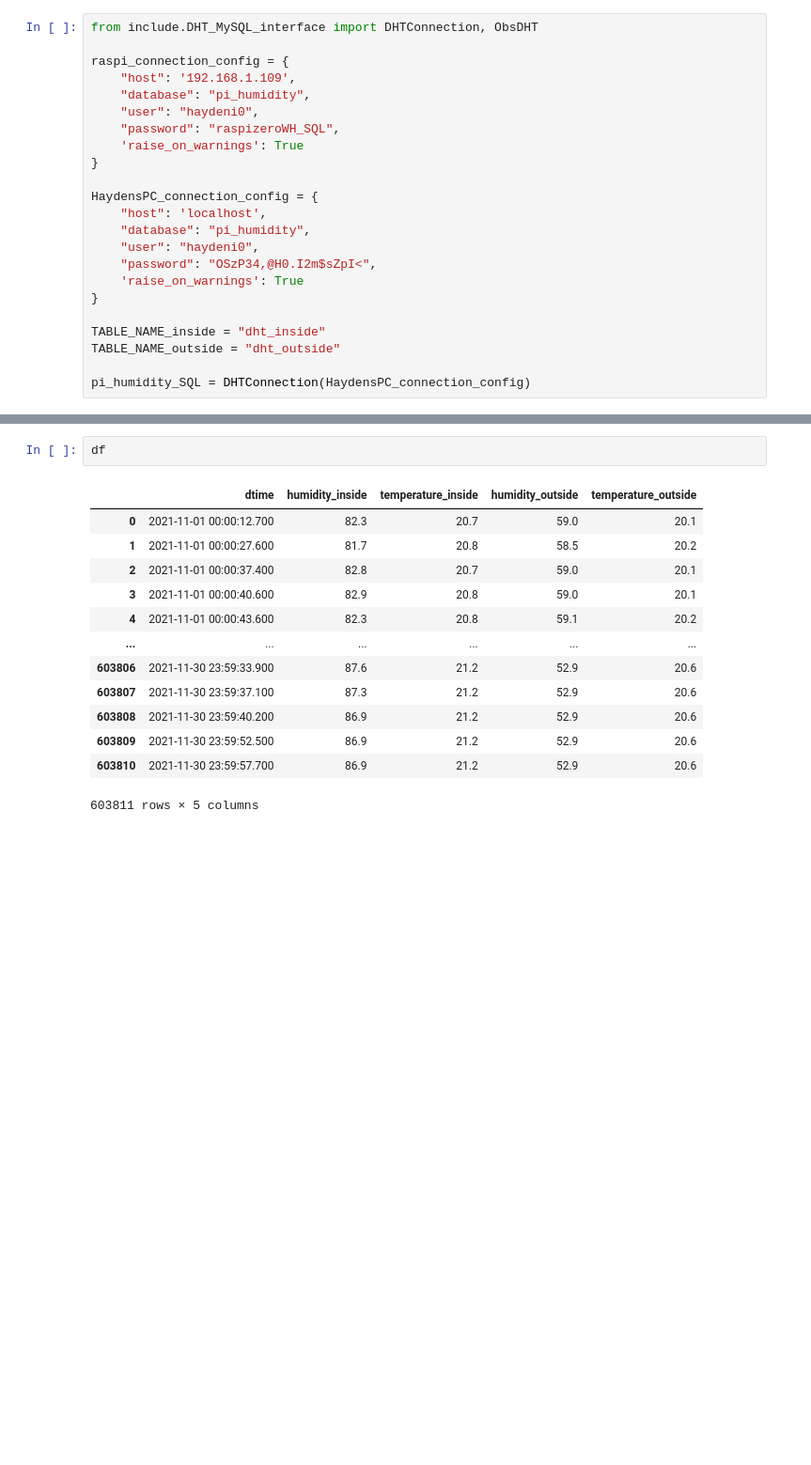
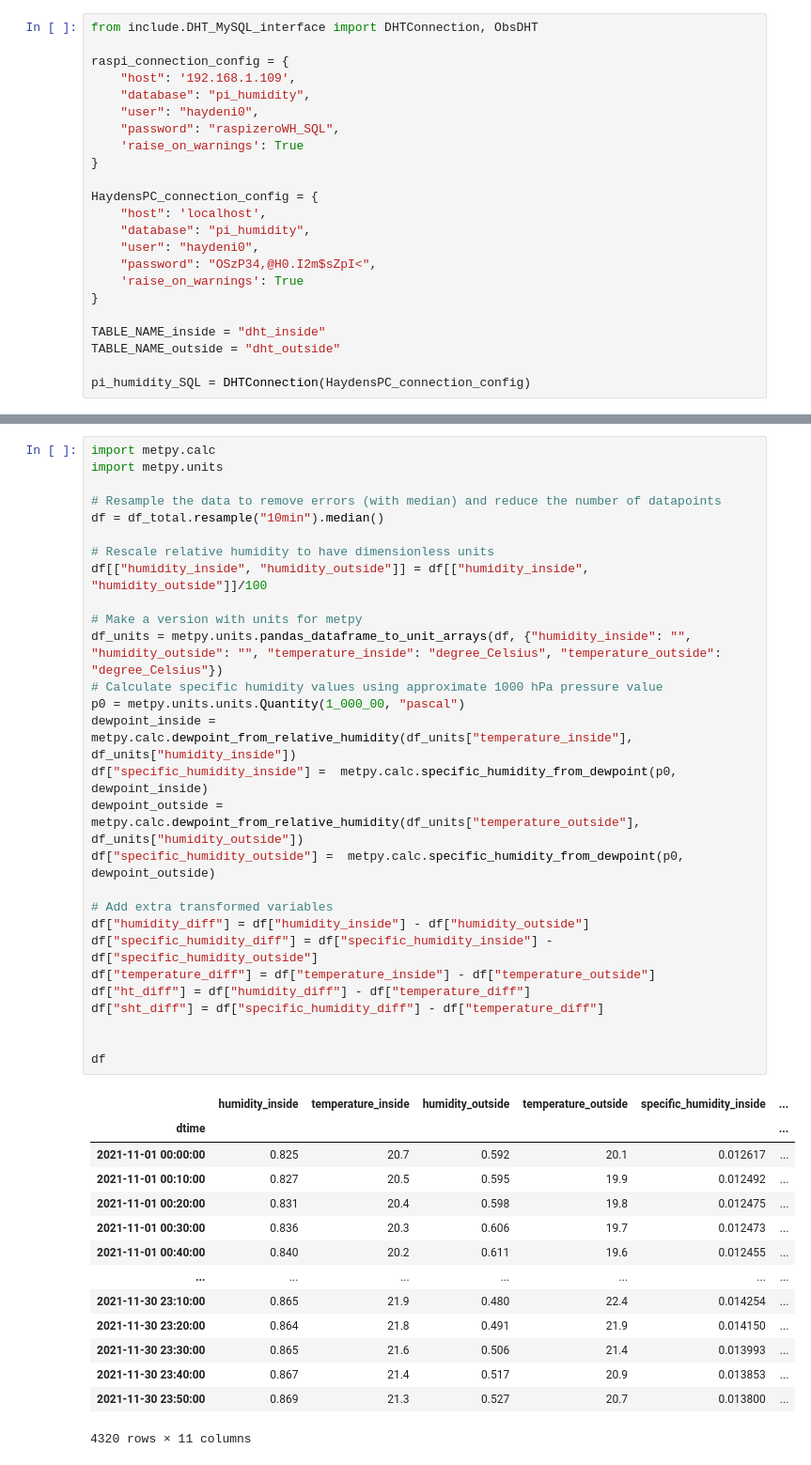
Before and after one commit to Haydeni0/pi-humidity-analysis, a Jupyter notebook: analysis.ipynb, the cells around one changed output, grey strips where cells are left out. Shown at 94% size. Saved outputs shown, nothing was run; the diff lists cells and outputs as text; blank space fills up the shorter version.

```diff
--- a/analysis.ipynb
+++ b/analysis.ipynb
@@ -92,16 +70,43 @@ sns.lineplot(x="dtime", y="humidity_inside", data=df)
-# %%
-df
-# %% [output]
-|  | dtime | humidity_inside | temperature_inside | humidity_outside | temperature_outside |
-| 0 | 2021-11-01 00:00:12.700 | 82.3 | 20.7 | 59.0 | 20.1 |
-| 1 | 2021-11-01 00:00:27.600 | 81.7 | 20.8 | 58.5 | 20.2 |
-| 2 | 2021-11-01 00:00:37.400 | 82.8 | 20.7 | 59.0 | 20.1 |
-| 3 | 2021-11-01 00:00:40.600 | 82.9 | 20.8 | 59.0 | 20.1 |
-| 4 | 2021-11-01 00:00:43.600 | 82.3 | 20.8 | 59.1 | 20.2 |
-| ... | ... | ... | ... | ... | ... |
-| 603806 | 2021-11-30 23:59:33.900 | 87.6 | 21.2 | 52.9 | 20.6 |
-| 603807 | 2021-11-30 23:59:37.100 | 87.3 | 21.2 | 52.9 | 20.6 |
-| 603808 | 2021-11-30 23:59:40.200 | 86.9 | 21.2 | 52.9 | 20.6 |
-| 603809 | 2021-11-30 23:59:52.500 | 86.9 | 21.2 | 52.9 | 20.6 |
-| 603810 | 2021-11-30 23:59:57.700 | 86.9 | 21.2 | 52.9 | 20.6 |
-603811 rows × 5 columns
+# %%
+import metpy.calc
+import metpy.units
+
+# Resample the data to remove errors (with median) and reduce the number of datapoints
+df = df_total.resample("10min").median()
+
+# Rescale relative humidity to have dimensionless units
+df[["humidity_inside", "humidity_outside"]] = df[["humidity_inside", "humidity_outside"]]/100
+
+# Make a version with units for metpy
+df_units = metpy.units.pandas_dataframe_to_unit_arrays(df, {"humidity_inside": "", "humidity_outside": "", "temperature_inside": "degree_Celsius", "temperature_outside": "degree_Celsius"})
+# Calculate specific humidity values using approximate 1000 hPa pressure value
+p0 = metpy.units.units.Quantity(1_000_00, "pascal")
+dewpoint_inside = metpy.calc.dewpoint_from_relative_humidity(df_units["temperature_inside"], df_units["humidity_inside"])
+df["specific_humidity_inside"] =  metpy.calc.specific_humidity_from_dewpoint(p0, dewpoint_inside)
+dewpoint_outside = metpy.calc.dewpoint_from_relative_humidity(df_units["temperature_outside"], df_units["humidity_outside"])
+df["specific_humidity_outside"] =  metpy.calc.specific_humidity_from_dewpoint(p0, dewpoint_outside)
+
+# Add extra transformed variables
+df["humidity_diff"] = df["humidity_inside"] - df["humidity_outside"]
+df["specific_humidity_diff"] = df["specific_humidity_inside"] - df["specific_humidity_outside"]
+df["temperature_diff"] = df["temperature_inside"] - df["temperature_outside"]
+df["ht_diff"] = df["humidity_diff"] - df["temperature_diff"]
+df["sht_diff"] = df["specific_humidity_diff"] - df["temperature_diff"]
+
+
+df
+# %% [output]
+|  | humidity_inside | temperature_inside | humidity_outside | temperature_outside | specific_humidity_inside | ... |
+| dtime |  |  |  |  |  | ... |
+| 2021-11-01 00:00:00 | 0.825 | 20.7 | 0.592 | 20.1 | 0.012617 | ... |
+| 2021-11-01 00:10:00 | 0.827 | 20.5 | 0.595 | 19.9 | 0.012492 | ... |
+| 2021-11-01 00:20:00 | 0.831 | 20.4 | 0.598 | 19.8 | 0.012475 | ... |
+| 2021-11-01 00:30:00 | 0.836 | 20.3 | 0.606 | 19.7 | 0.012473 | ... |
+| 2021-11-01 00:40:00 | 0.840 | 20.2 | 0.611 | 19.6 | 0.012455 | ... |
+| ... | ... | ... | ... | ... | ... | ... |
+| 2021-11-30 23:10:00 | 0.865 | 21.9 | 0.480 | 22.4 | 0.014254 | ... |
+| 2021-11-30 23:20:00 | 0.864 | 21.8 | 0.491 | 21.9 | 0.014150 | ... |
+| 2021-11-30 23:30:00 | 0.865 | 21.6 | 0.506 | 21.4 | 0.013993 | ... |
+| 2021-11-30 23:40:00 | 0.867 | 21.4 | 0.517 | 20.9 | 0.013853 | ... |
+| 2021-11-30 23:50:00 | 0.869 | 21.3 | 0.527 | 20.7 | 0.013800 | ... |
+4320 rows × 11 columns
```
Also changed, not shown: parts of 19 cells of this notebook, 1 other file.
